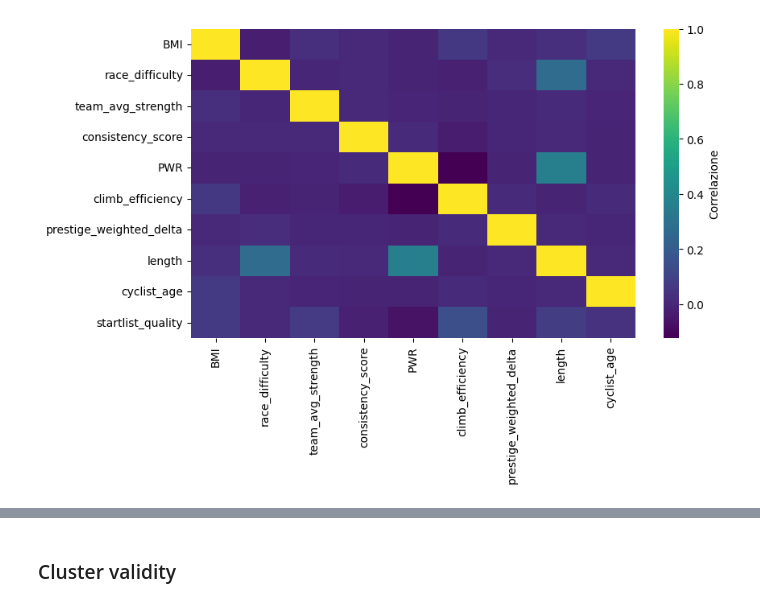
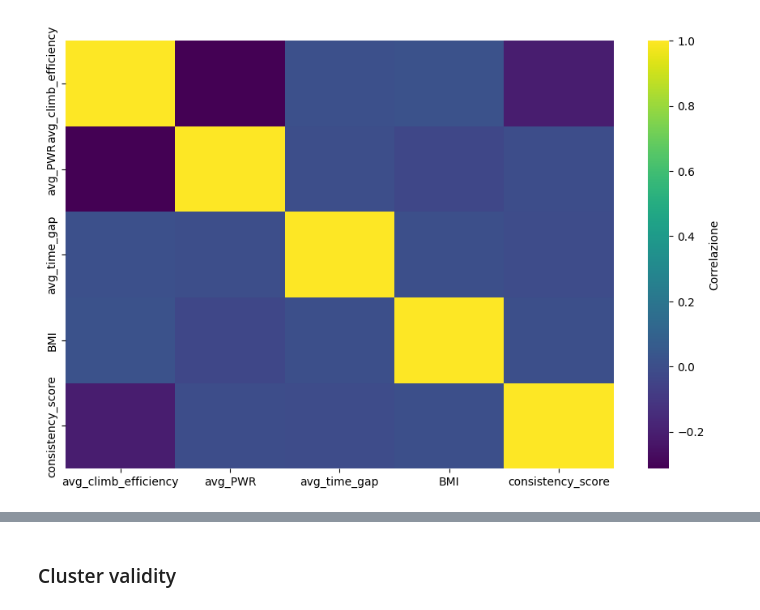
Before and after one commit to Dylan-Nico/Data-Mining-Cyclist-data, a Jupyter notebook: task_3_clustering/k_means.ipynb, the cells around one changed output, grey strips where cells are left out. Drawn from its saved outputs; the diff is of its cells as text; code cells hidden in the pictures.

```diff
--- a/task_3_clustering/k_means.ipynb
+++ b/task_3_clustering/k_means.ipynb
@@ -375,0 +12,6 @@ dtype: float64
+# %%
+dataset = load_dataset('csv', data_files='../dataset/Cyclists_FE_Aggregated.csv')
+
+df = dataset['train'].to_pandas()
+
+df.head()
@@ -404 +62,4 @@ df_reduced = df[columns]
+# %%
+columns = ['height', 'weight', 'avg_prestige_weighted_delta']
+df_reduced = df.drop(columns=columns)
 # %%
@@ -422,15 +76,15 @@ correlation_matrix
 # %%
 import seaborn as sns
 g = sns.FacetGrid(correlation_matrix, height=6, aspect=1.5)
 g.map_dataframe(
     lambda data, color: sns.heatmap(
-        data[data.columns[:-1]],
+        data[data.columns[:]],
         cmap="viridis",
         cbar_kws={'label': 'Correlazione'}
     )
 )
 
 plt.show()
 # %% [output]
-[figure, old version]
+[figure, new version]
 # %%
```
Also changed, not shown: parts of 27 cells of this notebook, 3 other files.
